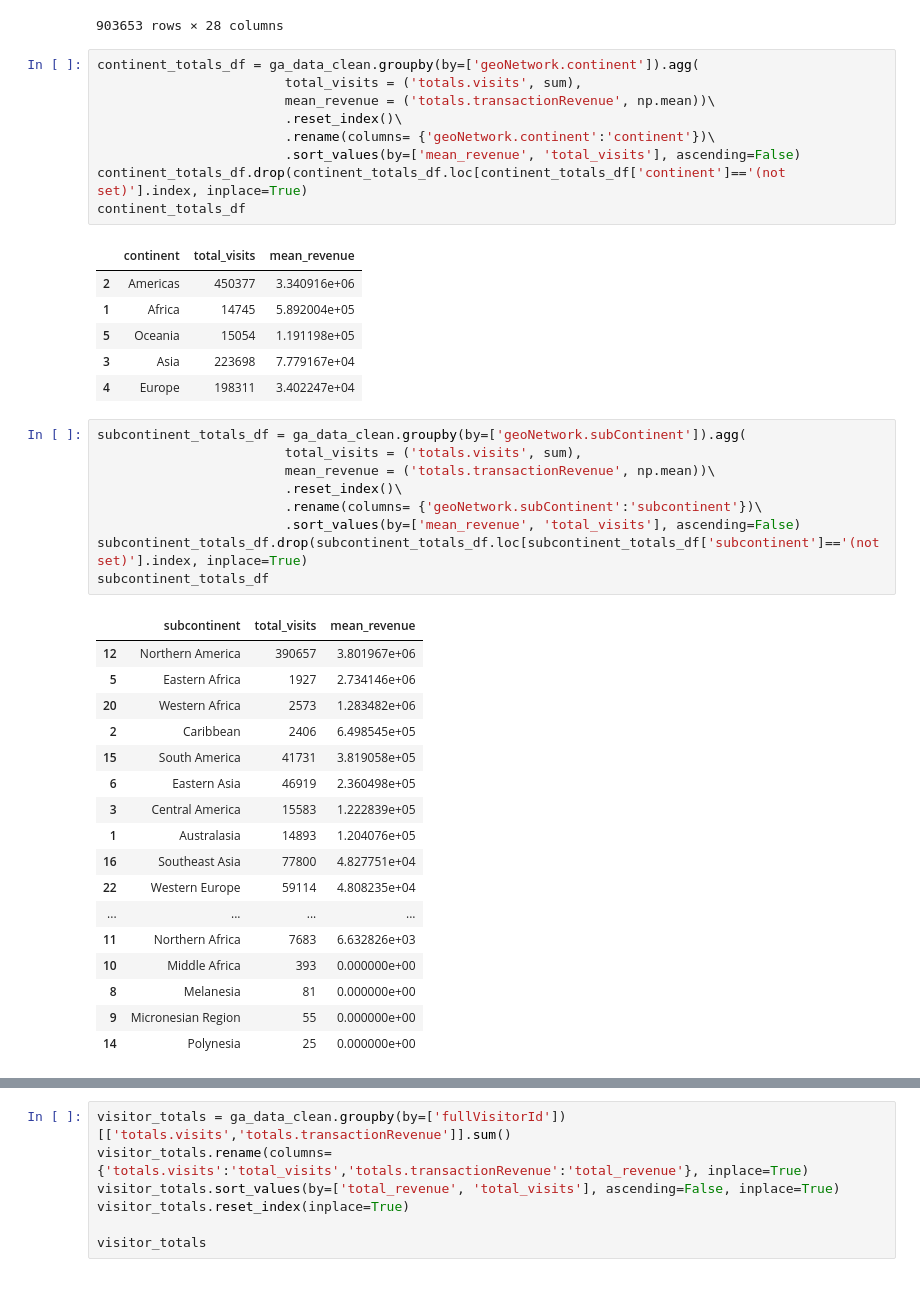
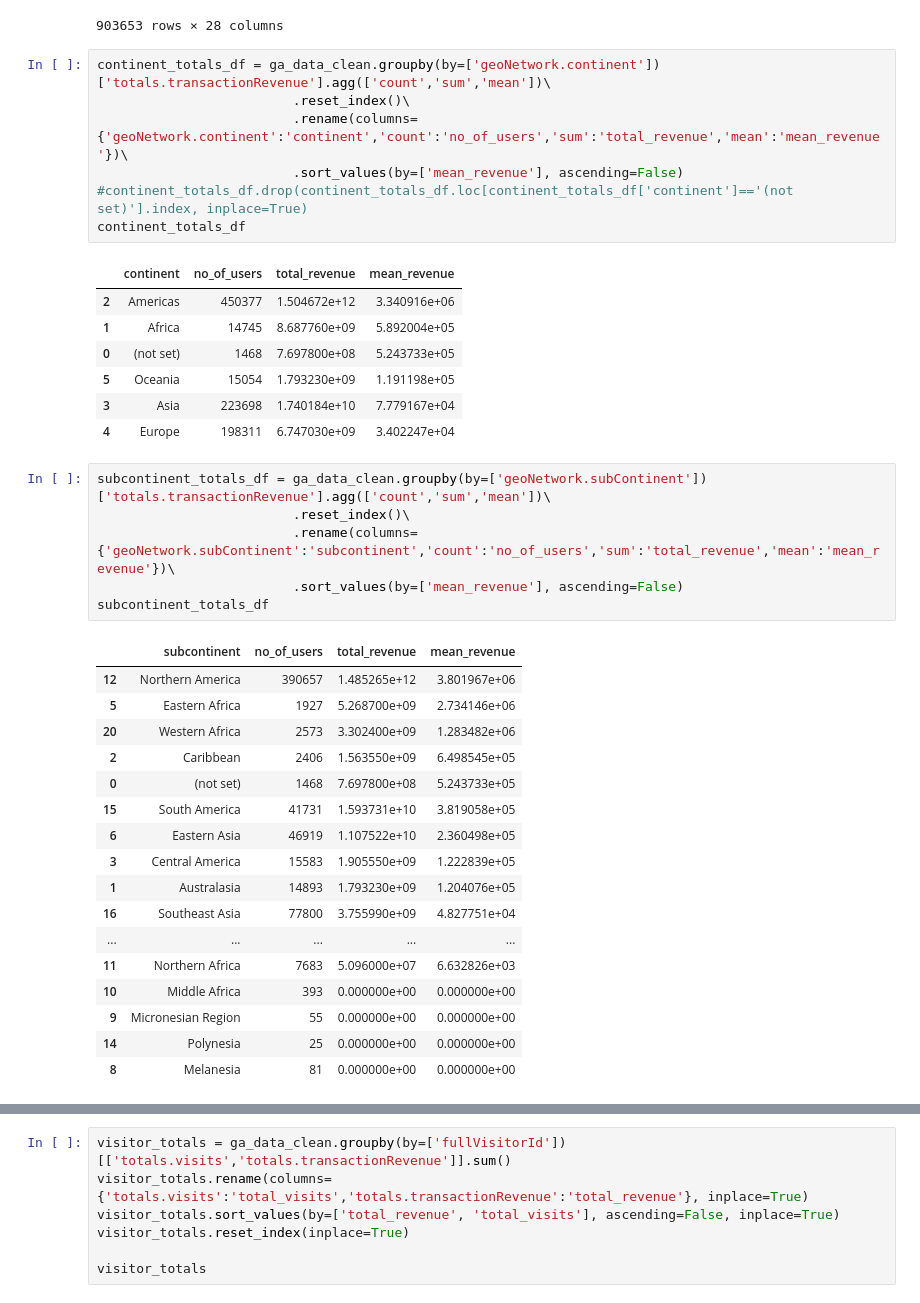
Before and after one commit to sherintm/GA-customer-revenue-analysis, a Jupyter notebook: GACustomerRevenueAnalysis.ipynb, the cells around one changed output, grey strips where cells are left out. Drawn from its saved outputs; the diff is of its cells as text.

```diff
--- a/GACustomerRevenueAnalysis.ipynb
+++ b/GACustomerRevenueAnalysis.ipynb
@@ -269,46 +278,42 @@ ga_data_clean
 | 903652 | Social | 20170104 | 0814900163617805053 | 0814900163617805053_1483574474 | 1483574474 | 1 | 1483574474 | ... |
 903653 rows × 28 columns
 # %%
-continent_totals_df = ga_data_clean.groupby(by=['geoNetwork.continent']).agg(
-                        total_visits = ('totals.visits', sum),
-                        mean_revenue = ('totals.transactionRevenue', np.mean))\
-                        .reset_index()\
-                        .rename(columns= {'geoNetwork.continent':'continent'})\
-                        .sort_values(by=['mean_revenue', 'total_visits'], ascending=False)
-continent_totals_df.drop(continent_totals_df.loc[continent_totals_df['continent']=='(not set)'].index, inplace=True)
+continent_totals_df = ga_data_clean.groupby(by=['geoNetwork.continent'])['totals.transactionRevenue'].agg(['count','sum','mean'])\
+                         .reset_index()\
+                         .rename(columns= {'geoNetwork.continent':'continent','count':'no_of_users','sum':'total_revenue','mean':'mean_revenue'})\
+                         .sort_values(by=['mean_revenue'], ascending=False)
+#continent_totals_df.drop(continent_totals_df.loc[continent_totals_df['continent']=='(not set)'].index, inplace=True)
 continent_totals_df
 # %% [output]
-|  | continent | total_visits | mean_revenue |
-| 2 | Americas | 450377 | 3.340916e+06 |
-| 1 | Africa | 14745 | 5.892004e+05 |
-| 5 | Oceania | 15054 | 1.191198e+05 |
-| 3 | Asia | 223698 | 7.779167e+04 |
-| 4 | Europe | 198311 | 3.402247e+04 |
+|  | continent | no_of_users | total_revenue | mean_revenue |
+| 2 | Americas | 450377 | 1.504672e+12 | 3.340916e+06 |
+| 1 | Africa | 14745 | 8.687760e+09 | 5.892004e+05 |
+| 0 | (not set) | 1468 | 7.697800e+08 | 5.243733e+05 |
+| 5 | Oceania | 15054 | 1.793230e+09 | 1.191198e+05 |
+| 3 | Asia | 223698 | 1.740184e+10 | 7.779167e+04 |
+| 4 | Europe | 198311 | 6.747030e+09 | 3.402247e+04 |
 # %%
-subcontinent_totals_df = ga_data_clean.groupby(by=['geoNetwork.subContinent']).agg(
-                        total_visits = ('totals.visits', sum),
-                        mean_revenue = ('totals.transactionRevenue', np.mean))\
-                        .reset_index()\
-                        .rename(columns= {'geoNetwork.subContinent':'subcontinent'})\
-                        .sort_values(by=['mean_revenue', 'total_visits'], ascending=False)
-subcontinent_totals_df.drop(subcontinent_totals_df.loc[subcontinent_totals_df['subcontinent']=='(not set)'].index, inplace=True)
+subcontinent_totals_df = ga_data_clean.groupby(by=['geoNetwork.subContinent'])['totals.transactionRevenue'].agg(['count','sum','mean'])\
+                         .reset_index()\
+                         .rename(columns= {'geoNetwork.subContinent':'subcontinent','count':'no_of_users','sum':'total_revenue','mean':'mean_revenue'})\
+                         .sort_values(by=['mean_revenue'], ascending=False)
 subcontinent_totals_df
 # %% [output]
-|  | subcontinent | total_visits | mean_revenue |
-| 12 | Northern America | 390657 | 3.801967e+06 |
-| 5 | Eastern Africa | 1927 | 2.734146e+06 |
-| 20 | Western Africa | 2573 | 1.283482e+06 |
-| 2 | Caribbean | 2406 | 6.498545e+05 |
-| 15 | South America | 41731 | 3.819058e+05 |
-| 6 | Eastern Asia | 46919 | 2.360498e+05 |
-| 3 | Central America | 15583 | 1.222839e+05 |
-| 1 | Australasia | 14893 | 1.204076e+05 |
-| 16 | Southeast Asia | 77800 | 4.827751e+04 |
-| 22 | Western Europe | 59114 | 4.808235e+04 |
-| ... | ... | ... | ... |
-| 11 | Northern Africa | 7683 | 6.632826e+03 |
-| 10 | Middle Africa | 393 | 0.000000e+00 |
-| 8 | Melanesia | 81 | 0.000000e+00 |
-| 9 | Micronesian Region | 55 | 0.000000e+00 |
-| 14 | Polynesia | 25 | 0.000000e+00 |
+|  | subcontinent | no_of_users | total_revenue | mean_revenue |
+| 12 | Northern America | 390657 | 1.485265e+12 | 3.801967e+06 |
+| 5 | Eastern Africa | 1927 | 5.268700e+09 | 2.734146e+06 |
+| 20 | Western Africa | 2573 | 3.302400e+09 | 1.283482e+06 |
+| 2 | Caribbean | 2406 | 1.563550e+09 | 6.498545e+05 |
+| 0 | (not set) | 1468 | 7.697800e+08 | 5.243733e+05 |
+| 15 | South America | 41731 | 1.593731e+10 | 3.819058e+05 |
+| 6 | Eastern Asia | 46919 | 1.107522e+10 | 2.360498e+05 |
+| 3 | Central America | 15583 | 1.905550e+09 | 1.222839e+05 |
+| 1 | Australasia | 14893 | 1.793230e+09 | 1.204076e+05 |
+| 16 | Southeast Asia | 77800 | 3.755990e+09 | 4.827751e+04 |
+| ... | ... | ... | ... | ... |
+| 11 | Northern Africa | 7683 | 5.096000e+07 | 6.632826e+03 |
+| 10 | Middle Africa | 393 | 0.000000e+00 | 0.000000e+00 |
+| 9 | Micronesian Region | 55 | 0.000000e+00 | 0.000000e+00 |
+| 14 | Polynesia | 25 | 0.000000e+00 | 0.000000e+00 |
+| 8 | Melanesia | 81 | 0.000000e+00 | 0.000000e+00 |
 # %%
```
Also changed, not shown: parts of 42 cells of this notebook.
